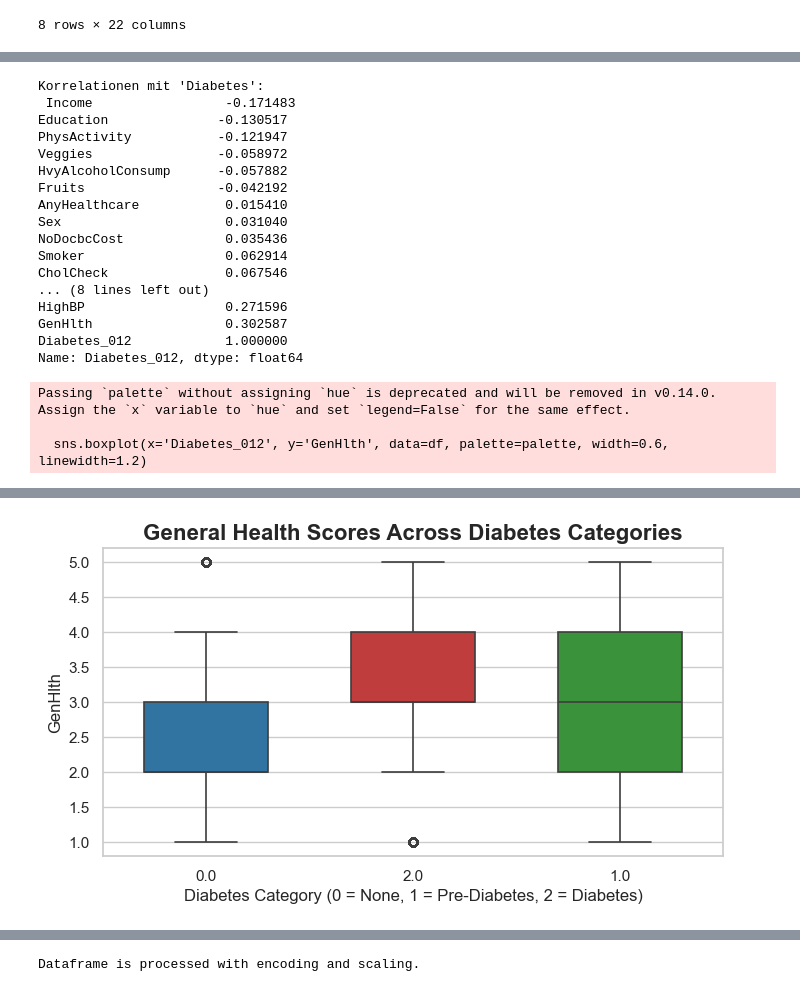
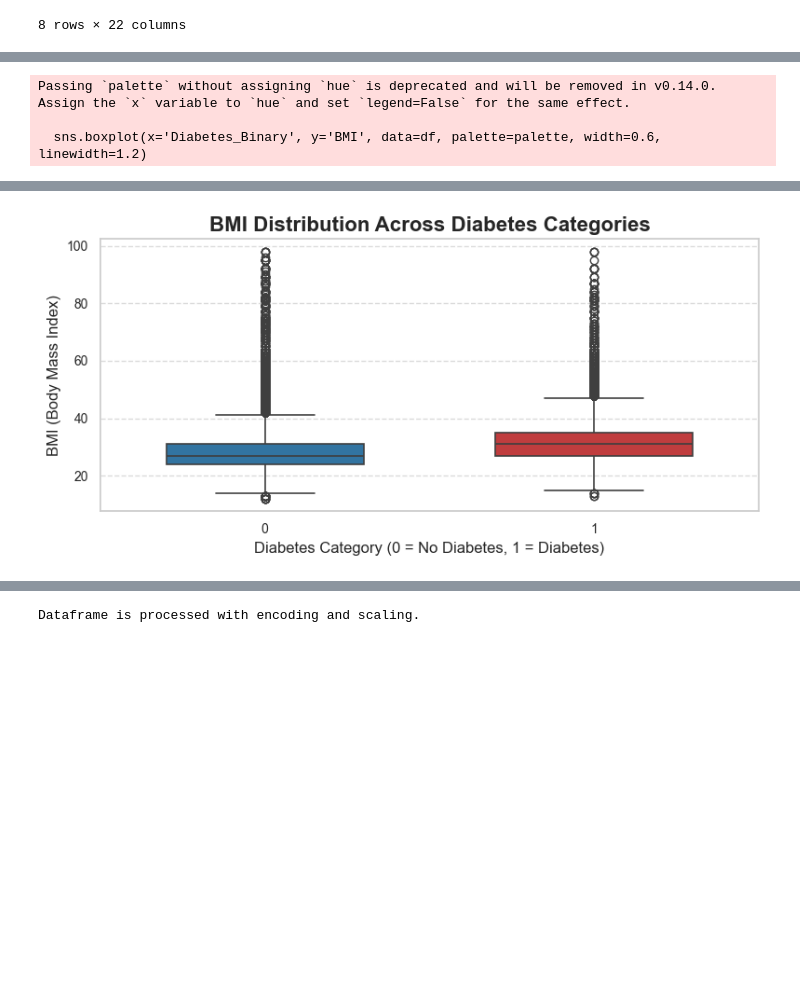
Before and after one commit to luiszanro/DIABETES, a Jupyter notebook: notebooks/diabetes_notebook one.ipynb, the cells around one changed output, grey strips where cells are left out. Saved outputs shown, nothing was run; the diff lists cells and outputs as text; code cells hidden in the pictures; blank space fills up the shorter version.

```diff
--- a/notebooks/diabetes_notebook one.ipynb
+++ b/notebooks/diabetes_notebook one.ipynb
@@ -76,0 +144,7 @@ df.describe()
+# %%
+# Korrelation der numerischen Spalten mit der Zielvariable
+corr = df.corr()['Diabetes_Binary'].sort_values()
+print("Korrelationen mit 'Diabetes':\n", corr)
+sns.set_theme(style="whitegrid")
+palette = {"0.0": "#1f77b4", "1.0": "#2ca02c", "2.0": "#d62728"}  # Blue, Green, Red
+df['Diabetes_Binary'] = df['Diabetes_Binary'].astype(str)
@@ -128,35 +191,30 @@ Income                 0.449106  1.000000
 # %%
-# Korrelation der numerischen Spalten mit der Zielvariable
-corr = df.corr()['Diabetes_012'].sort_values()
-print("Korrelationen mit 'Diabetes':\n", corr)
-sns.set_theme(style="whitegrid")
-palette = {"0.0": "#1f77b4", "1.0": "#2ca02c", "2.0": "#d62728"}  # Blue, Green, Red
-df['Diabetes_012'] = df['Diabetes_012'].astype(str)
+import pandas as pd
+import seaborn as sns
+import matplotlib.pyplot as plt
 
-# Create the enhanced box plot
+# Ensure Diabetes_Binary is correctly formatted
+df['Diabetes_Binary'] = df['Diabetes_Binary'].astype(str)  # Convert to string for plotting
+
+# Define palette mapping (matching converted values)
+palette = {"0": "#1f77b4", "1": "#d62728"}  # Blue for 0, Red for 1
+
+# Create the boxplot
 plt.figure(figsize=(8, 4))  # Adjust figure size
-sns.boxplot(x='Diabetes_012', y='GenHlth', data=df, palette=palette, width=0.6, linewidth=1.2)
-plt.title("General Health Scores Across Diabetes Categories", fontsize=16, fontweight='bold')
-plt.xlabel("Diabetes Category (0 = None, 1 = Pre-Diabetes, 2 = Diabetes)", fontsize=12)
-plt
+sns.boxplot(x='Diabetes_Binary', y='BMI', data=df, palette=palette, width=0.6, linewidth=1.2)
+
+# Improve visualization
+plt.title("BMI Distribution Across Diabetes Categories", fontsize=16, fontweight='bold')
+plt.xlabel("Diabetes Category (0 = No Diabetes, 1 = Diabetes)", fontsize=12)
+plt.ylabel("BMI (Body Mass Index)", fontsize=12)
+plt.xticks(fontsize=10)
+plt.yticks(fontsize=10)
+plt.grid(axis='y', linestyle='--', alpha=0.7)
+plt.tight_layout()
+
+# Show the plot
+plt.show()
 # %% [output]
-Korrelationen mit 'Diabetes':
- Income                 -0.171483
-Education              -0.130517
-PhysActivity           -0.121947
-Veggies                -0.058972
-HvyAlcoholConsump      -0.057882
-Fruits                 -0.042192
-AnyHealthcare           0.015410
-Sex                     0.031040
-NoDocbcCost             0.035436
-Smoker                  0.062914
-CholCheck               0.067546
-... (8 lines left out)
-HighBP                  0.271596
-GenHlth                 0.302587
-Diabetes_012            1.000000
-Name: Diabetes_012, dtype: float64
+Passing `palette` without assigning `hue` is deprecated and will be removed in v0.14.0. Assign the `x` variable to `hue` and set `legend=False` for the same effect.
+
+  sns.boxplot(x='Diabetes_Binary', y='BMI', data=df, palette=palette, width=0.6, linewidth=1.2)
-Passing `palette` without assigning `hue` is deprecated and will be removed in v0.14.0. Assign the `x` variable to `hue` and set `legend=False` for the same effect.
-
-  sns.boxplot(x='Diabetes_012', y='GenHlth', data=df, palette=palette, width=0.6, linewidth=1.2)
@@ -164 +221 @@ Passing `palette` without assigning `hue` is deprecated and will be removed in v
-[figure, old version]
+[figure, new version]
```
Also changed, not shown: parts of 77 cells of this notebook, 5 other files.
